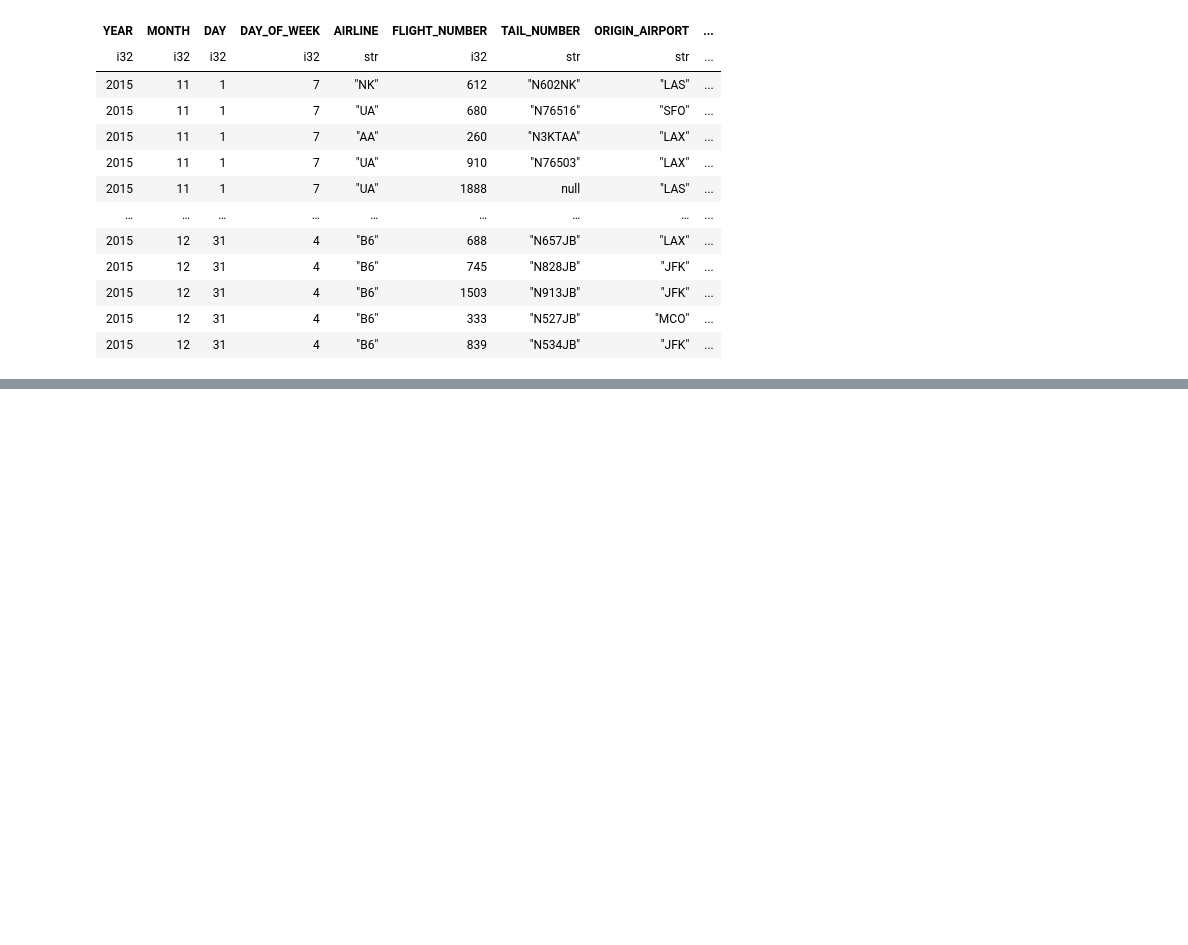
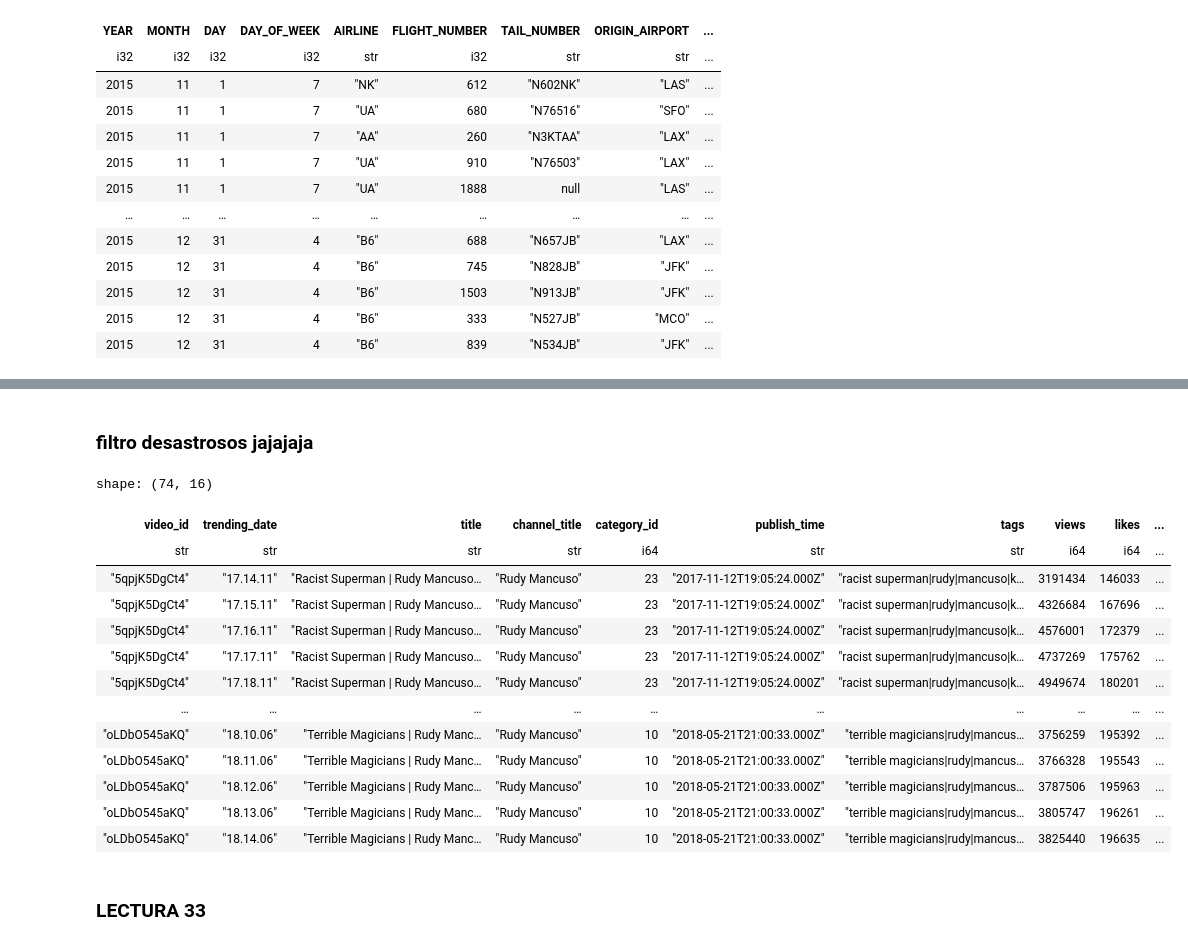
Before and after one commit to Viny2030/polars, a Jupyter notebook: IIThe_Polar_Express_Cheatsheet___polars_🐻_.ipynb, the cells around one changed output, grey strips where cells are left out. Drawn from its saved outputs; the diff is of its cells as text; code cells hidden in the pictures; blank space fills up the shorter version.

```diff
--- a/IIThe_Polar_Express_Cheatsheet___polars_🐻_.ipynb
+++ b/IIThe_Polar_Express_Cheatsheet___polars_🐻_.ipynb
@@ -112,0 +187,3 @@ shape: (947_202, 31)
+# %%
+df3 = pl.scan_csv('/content/drive/MyDrive/polars/seccion03/dataCSV.csv')
+df3
@@ -112,0 +275,23 @@ shape: (947_202, 31)
+# %% [markdown]
+### filtro desastrosos jajajaja
+# %%
+df3.lazy()\
+    .filter(pl.col('channel_title')=='Rudy Mancuso')\
+    .collect()
+# %% [output]
+shape: (74, 16)
+| video_id | trending_date | title | channel_title | category_id | publish_time | tags | views | likes | ... |
+| str | str | str | str | i64 | str | str | i64 | i64 | ... |
+| "5qpjK5DgCt4" | "17.14.11" | "Racist Superman | Rudy Mancuso… | "Rudy Mancuso" | 23 | "2017-11-12T19:05:24.000Z" | "racist superman|rudy|mancuso|k… | 3191434 | 146033 | ... |
+| "5qpjK5DgCt4" | "17.15.11" | "Racist Superman | Rudy Mancuso… | "Rudy Mancuso" | 23 | "2017-11-12T19:05:24.000Z" | "racist superman|rudy|mancuso|k… | 4326684 | 167696 | ... |
+| "5qpjK5DgCt4" | "17.16.11" | "Racist Superman | Rudy Mancuso… | "Rudy Mancuso" | 23 | "2017-11-12T19:05:24.000Z" | "racist superman|rudy|mancuso|k… | 4576001 | 172379 | ... |
+| "5qpjK5DgCt4" | "17.17.11" | "Racist Superman | Rudy Mancuso… | "Rudy Mancuso" | 23 | "2017-11-12T19:05:24.000Z" | "racist superman|rudy|mancuso|k… | 4737269 | 175762 | ... |
+| "5qpjK5DgCt4" | "17.18.11" | "Racist Superman | Rudy Mancuso… | "Rudy Mancuso" | 23 | "2017-11-12T19:05:24.000Z" | "racist superman|rudy|mancuso|k… | 4949674 | 180201 | ... |
+| … | … | … | … | … | … | … | … | … | ... |
+| "oLDbO545aKQ" | "18.10.06" | "Terrible Magicians | Rudy Manc… | "Rudy Mancuso" | 10 | "2018-05-21T21:00:33.000Z" | "terrible magicians|rudy|mancus… | 3756259 | 195392 | ... |
+| "oLDbO545aKQ" | "18.11.06" | "Terrible Magicians | Rudy Manc… | "Rudy Mancuso" | 10 | "2018-05-21T21:00:33.000Z" | "terrible magicians|rudy|mancus… | 3766328 | 195543 | ... |
+| "oLDbO545aKQ" | "18.12.06" | "Terrible Magicians | Rudy Manc… | "Rudy Mancuso" | 10 | "2018-05-21T21:00:33.000Z" | "terrible magicians|rudy|mancus… | 3787506 | 195963 | ... |
+| "oLDbO545aKQ" | "18.13.06" | "Terrible Magicians | Rudy Manc… | "Rudy Mancuso" | 10 | "2018-05-21T21:00:33.000Z" | "terrible magicians|rudy|mancus… | 3805747 | 196261 | ... |
+| "oLDbO545aKQ" | "18.14.06" | "Terrible Magicians | Rudy Manc… | "Rudy Mancuso" | 10 | "2018-05-21T21:00:33.000Z" | "terrible magicians|rudy|mancus… | 3825440 | 196635 | ... |
+# %% [markdown]
+### LECTURA 33
```
Also changed, not shown: parts of 73 cells of this notebook.
